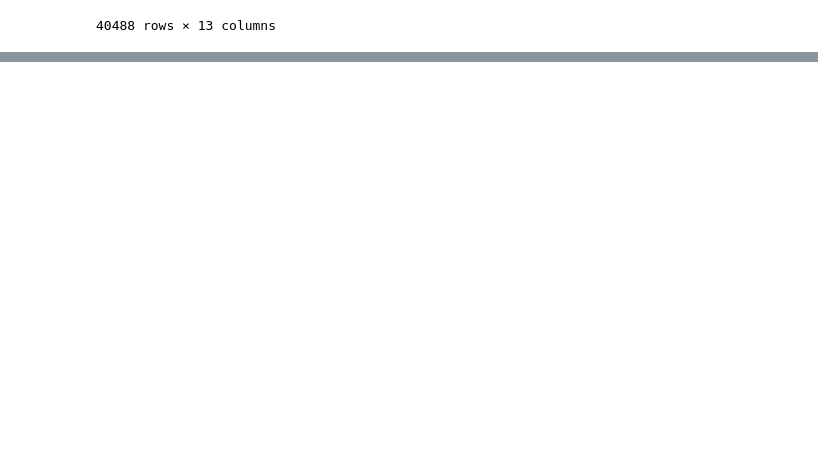
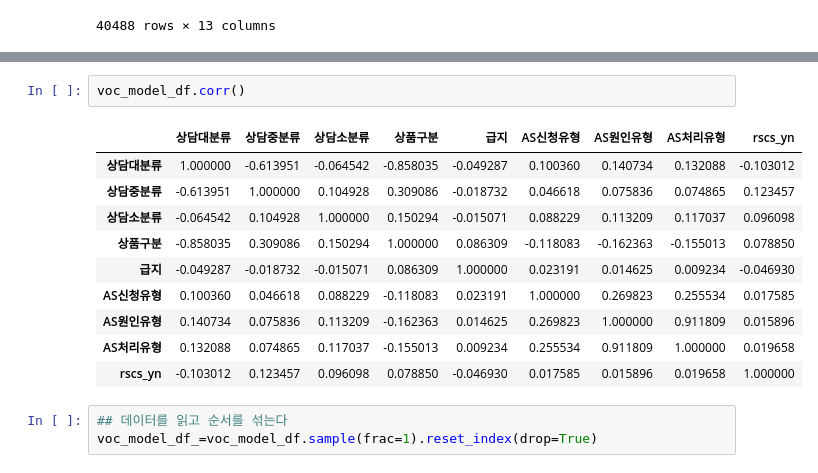
Before and after one commit to NamHyoYeon/AIProject_202007, a Jupyter notebook: voc2_model_20200721.ipynb, the cells around one changed output, grey strips where cells are left out. Cells and saved outputs as stored; diff of their text form; blank space fills up the shorter version.

```diff
--- a/voc2_model_20200721.ipynb
+++ b/voc2_model_20200721.ipynb
@@ -266,0 +287,16 @@ nvoc_df['cnslt_rscs_diff'] = nvoc_df['cnslt_rscs_diff'].dt.days
+# %%
+voc_model_df.corr()
+# %% [output]
+|  | 상담대분류 | 상담중분류 | 상담소분류 | 상품구분 | 급지 | AS신청유형 | AS원인유형 | AS처리유형 | rscs_yn |
+| 상담대분류 | 1.000000 | -0.613951 | -0.064542 | -0.858035 | -0.049287 | 0.100360 | 0.140734 | 0.132088 | -0.103012 |
+| 상담중분류 | -0.613951 | 1.000000 | 0.104928 | 0.309086 | -0.018732 | 0.046618 | 0.075836 | 0.074865 | 0.123457 |
+| 상담소분류 | -0.064542 | 0.104928 | 1.000000 | 0.150294 | -0.015071 | 0.088229 | 0.113209 | 0.117037 | 0.096098 |
+| 상품구분 | -0.858035 | 0.309086 | 0.150294 | 1.000000 | 0.086309 | -0.118083 | -0.162363 | -0.155013 | 0.078850 |
+| 급지 | -0.049287 | -0.018732 | -0.015071 | 0.086309 | 1.000000 | 0.023191 | 0.014625 | 0.009234 | -0.046930 |
+| AS신청유형 | 0.100360 | 0.046618 | 0.088229 | -0.118083 | 0.023191 | 1.000000 | 0.269823 | 0.255534 | 0.017585 |
+| AS원인유형 | 0.140734 | 0.075836 | 0.113209 | -0.162363 | 0.014625 | 0.269823 | 1.000000 | 0.911809 | 0.015896 |
+| AS처리유형 | 0.132088 | 0.074865 | 0.117037 | -0.155013 | 0.009234 | 0.255534 | 0.911809 | 1.000000 | 0.019658 |
+| rscs_yn | -0.103012 | 0.123457 | 0.096098 | 0.078850 | -0.046930 | 0.017585 | 0.015896 | 0.019658 | 1.000000 |
+# %%
+## 데이터를 읽고 순서를 섞는다
+voc_model_df_=voc_model_df.sample(frac=1).reset_index(drop=True)
```
Also changed, not shown: parts of 22 cells of this notebook, 1 other file.
